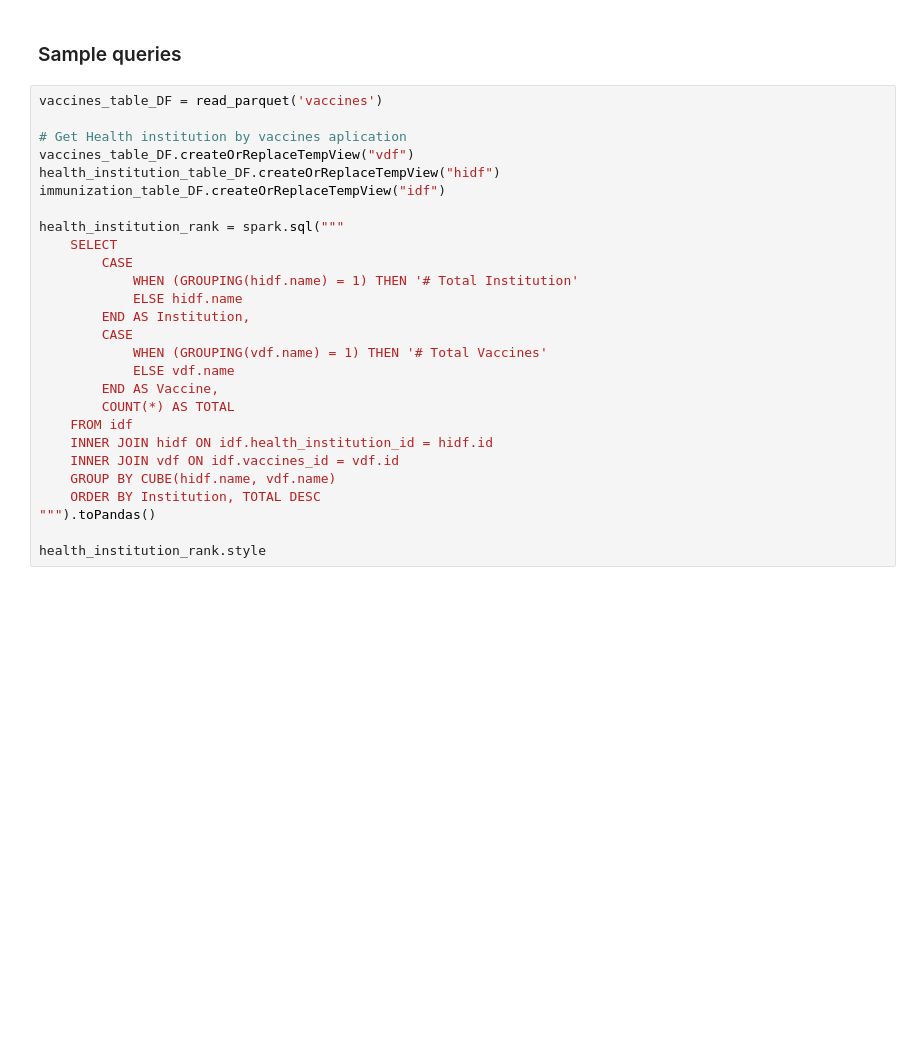
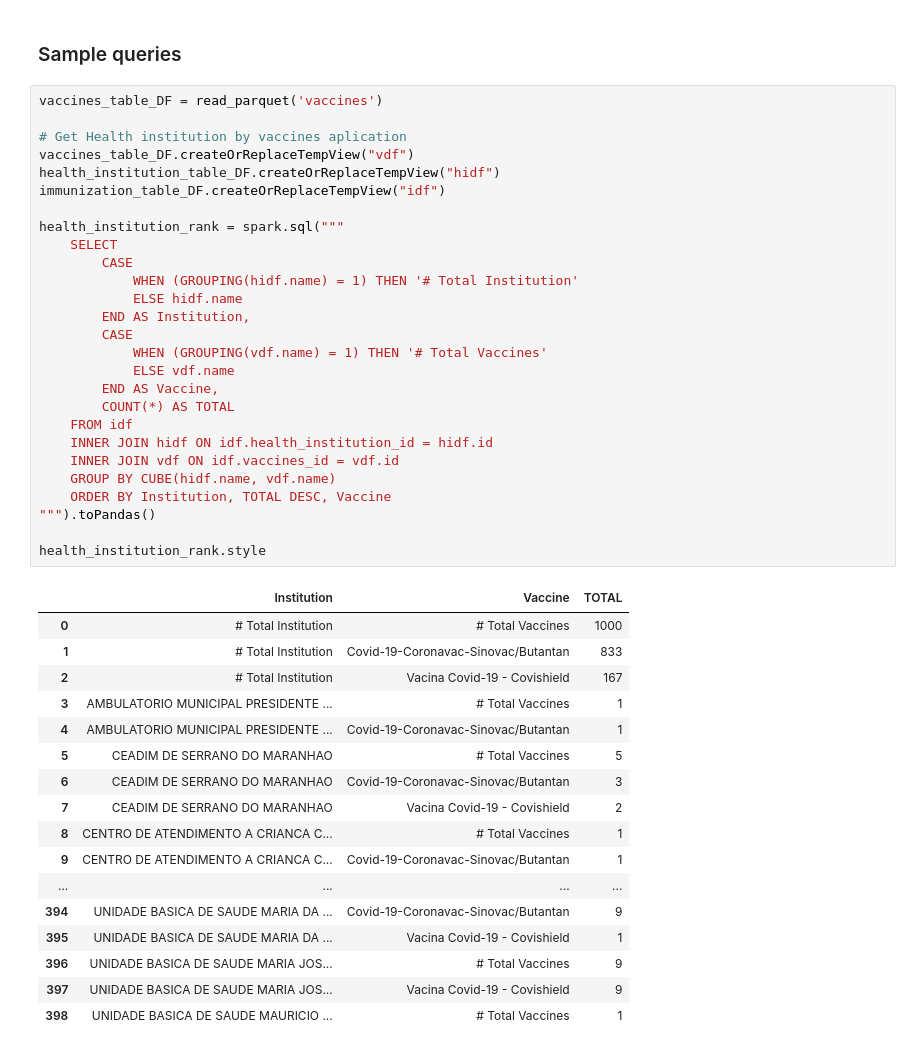
Before and after one commit to wwbarros/imunizacao-brasil-covid, a Jupyter notebook: udacity-project-capstone.ipynb, the cells around one changed output. Cells and saved outputs as stored; diff of their text form; blank space fills up the shorter version.

```diff
--- a/udacity-project-capstone.ipynb
+++ b/udacity-project-capstone.ipynb
@@ -319,30 +583,48 @@ How the script would approach the problem differently under the following scenar
 # %%
 vaccines_table_DF = read_parquet('vaccines')
 
 # Get Health institution by vaccines aplication
 vaccines_table_DF.createOrReplaceTempView("vdf")
 health_institution_table_DF.createOrReplaceTempView("hidf")
 immunization_table_DF.createOrReplaceTempView("idf")
 
 health_institution_rank = spark.sql("""
     SELECT
         CASE
             WHEN (GROUPING(hidf.name) = 1) THEN '# Total Institution'
             ELSE hidf.name
         END AS Institution,
         CASE
             WHEN (GROUPING(vdf.name) = 1) THEN '# Total Vaccines'
             ELSE vdf.name
         END AS Vaccine,
         COUNT(*) AS TOTAL
     FROM idf
     INNER JOIN hidf ON idf.health_institution_id = hidf.id
     INNER JOIN vdf ON idf.vaccines_id = vdf.id
     GROUP BY CUBE(hidf.name, vdf.name)
-    ORDER BY Institution, TOTAL DESC
+    ORDER BY Institution, TOTAL DESC, Vaccine
 """).toPandas()
 
 health_institution_rank.style
+# %% [output]
+|  | Institution | Vaccine | TOTAL |
+| 0 | # Total Institution | # Total Vaccines | 1000 |
+| 1 | # Total Institution | Covid-19-Coronavac-Sinovac/Butantan | 833 |
+| 2 | # Total Institution | Vacina Covid-19 - Covishield | 167 |
+| 3 | AMBULATORIO MUNICIPAL PRESIDENTE ... | # Total Vaccines | 1 |
+| 4 | AMBULATORIO MUNICIPAL PRESIDENTE ... | Covid-19-Coronavac-Sinovac/Butantan | 1 |
+| 5 | CEADIM DE SERRANO DO MARANHAO | # Total Vaccines | 5 |
+| 6 | CEADIM DE SERRANO DO MARANHAO | Covid-19-Coronavac-Sinovac/Butantan | 3 |
+| 7 | CEADIM DE SERRANO DO MARANHAO | Vacina Covid-19 - Covishield | 2 |
+| 8 | CENTRO DE ATENDIMENTO A CRIANCA C... | # Total Vaccines | 1 |
+| 9 | CENTRO DE ATENDIMENTO A CRIANCA C... | Covid-19-Coronavac-Sinovac/Butantan | 1 |
+| ... | ... | ... | ... |
+| 394 | UNIDADE BASICA DE SAUDE MARIA DA ... | Covid-19-Coronavac-Sinovac/Butantan | 9 |
+| 395 | UNIDADE BASICA DE SAUDE MARIA DA ... | Vacina Covid-19 - Covishield | 1 |
+| 396 | UNIDADE BASICA DE SAUDE MARIA JOS... | # Total Vaccines | 9 |
+| 397 | UNIDADE BASICA DE SAUDE MARIA JOS... | Vacina Covid-19 - Covishield | 9 |
+| 398 | UNIDADE BASICA DE SAUDE MAURICIO ... | # Total Vaccines | 1 |
 # %%
 # Get vaccines aplication
 vaccines_rank = spark.sql("""
```
Also changed, not shown: parts of 22 cells of this notebook.
